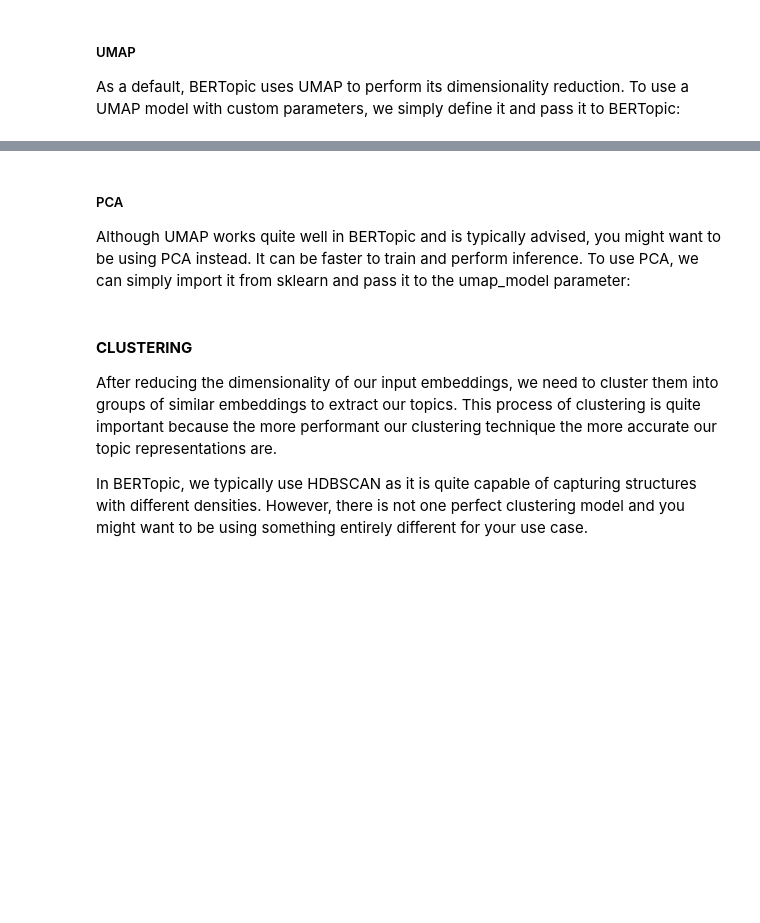
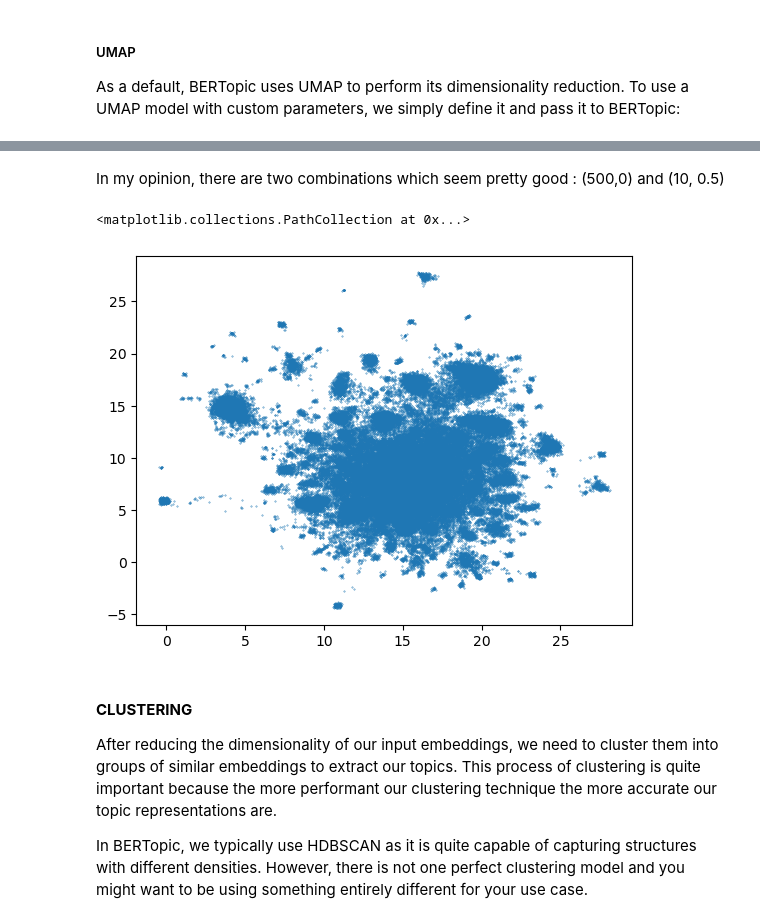
Before and after one commit to mrdcq/patent_project, a Jupyter notebook: berttopic.ipynb, the cells around one changed output, grey strips where cells are left out. Saved outputs shown, nothing was run; the diff lists cells and outputs as text; code cells hidden in the pictures; blank space fills up the shorter version.

```diff
--- a/berttopic.ipynb
+++ b/berttopic.ipynb
@@ -7,3 +11,19 @@ import pickle
+# %%
+data_small = "data/small_df/cleaned_small.csv"
+data_avg = "data/average_df/cleaned_avg.csv"
+data_tot = "data/total_df/cleaned_tot.csv"
+
+df = pd.read_csv(data_tot)
+
+corpus = df["cleaned_corpus"].tolist()
+custom_stopwords = {
+    "shaft", "plate", "member", "frame", "lever", "arm", "bar",
+    "valve", "spring", "wheel", "machine", "rod", "pipe",
+    "cylinder", "tube", "casing", "chamber", "head", "body"
+}
+
+corpus_cleaned = [delete_stopwords(text, custom_stopwords) for text in corpus]
+corpus_cleaned = [patent.split() for patent in corpus_cleaned]
 # %% [markdown]
 https://maartengr.github.io/BERTopic/getting_started/dim_reduction/dim_reduction.html#umap
 # %% [markdown]
@@ -48,9 +82,8 @@ As a default, BERTopic uses UMAP to perform its dimensionality reduction. To use
+# %% [markdown]
+In my opinion, there are two combinations which seem pretty good : (500,0) and (10, 0.5)
 # %%
-from umap import UMAP
-
-umap_model = UMAP(n_neighbors=15, n_components=5, min_dist=0.0, metric='cosine')
-topic_model = BERTopic(umap_model=umap_model)
+X_umap = umap.UMAP(n_neighbors = 500, min_dist = 1, n_components = 2, random_state=42).fit_transform(embeddings)
+plt.scatter(X_umap[:, 0], X_umap[:, 1], s=0.1, cmap='Spectral')
+# %% [output]
+<matplotlib.collections.PathCollection at 0x...>
+[figure, added]
-# %% [markdown]
-##### PCA
-
-Although UMAP works quite well in BERTopic and is typically advised, you might want to be using PCA instead. It can be faster to train and perform inference. To use PCA, we can simply import it from sklearn and pass it to the umap_model parameter:
```
Also changed, not shown: parts of 17 cells of this notebook.
